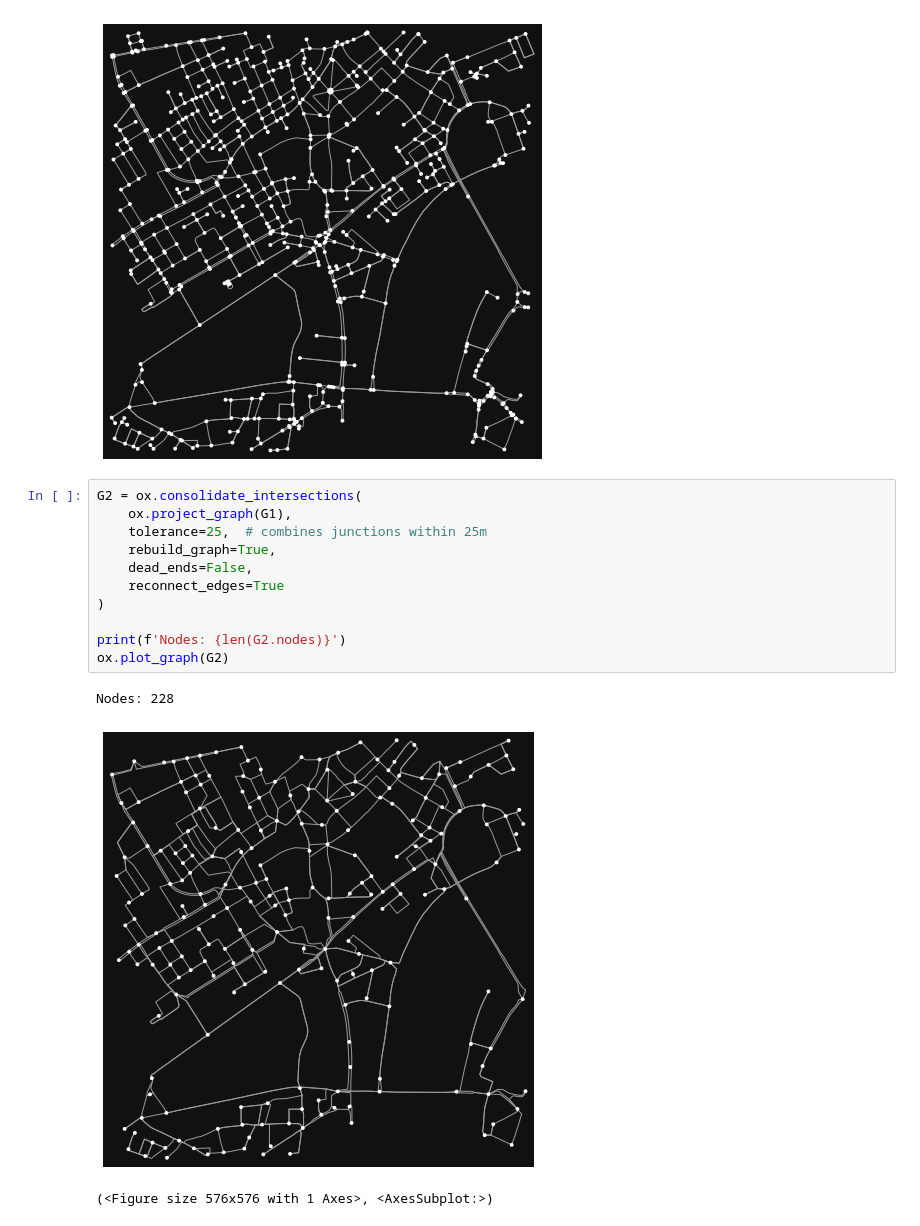
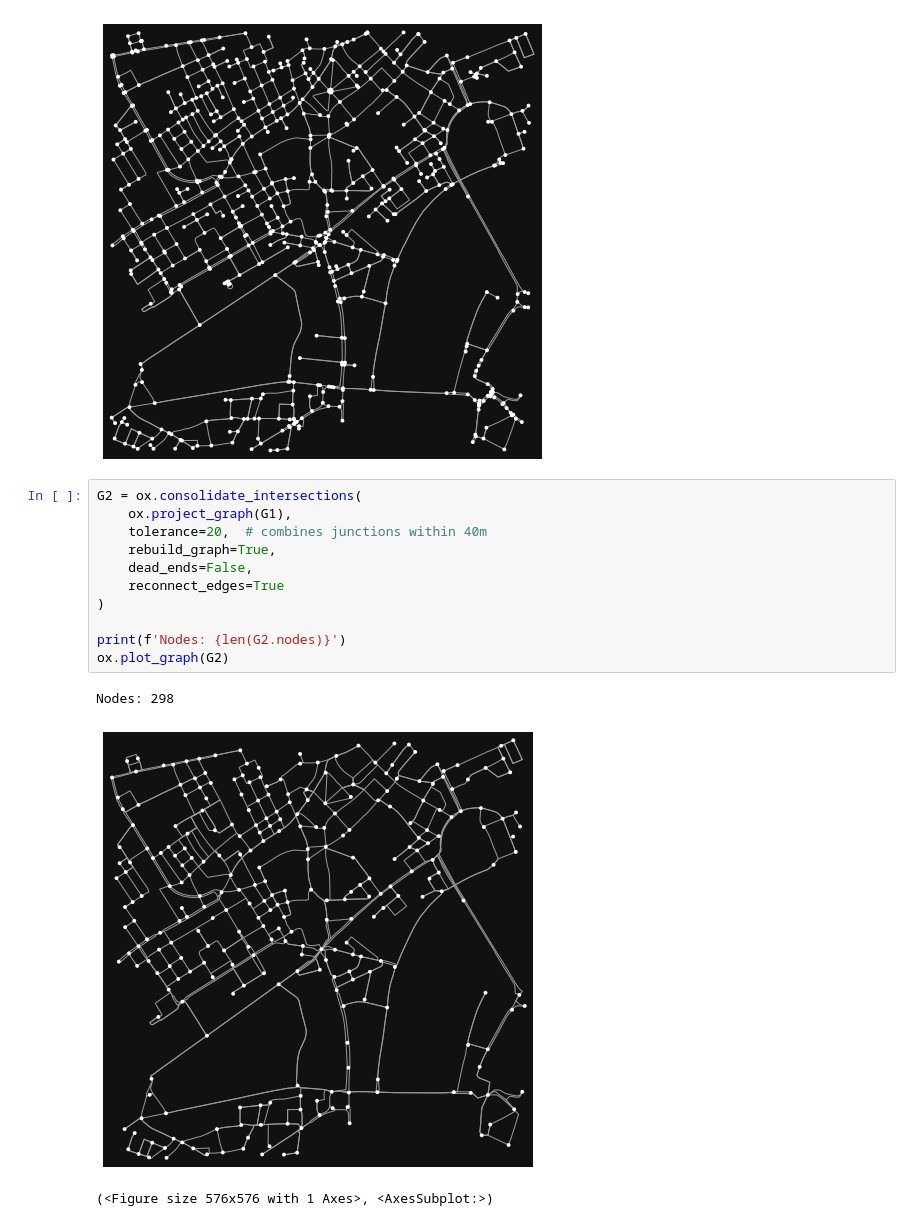
Before and after one commit to londoncyclingcampaign/lcc-dangerous-junctions, a Jupyter notebook: notebooks/junction-naming.ipynb, the cells around one changed output. Cells and saved outputs as stored; diff of their text form.

```diff
--- a/notebooks/junction-naming.ipynb
+++ b/notebooks/junction-naming.ipynb
@@ -30,17 +30,17 @@ Nodes: 648
 # %%
 G2 = ox.consolidate_intersections(
     ox.project_graph(G1),
-    tolerance=25,  # combines junctions within 25m
+    tolerance=20,  # combines junctions within 40m
     rebuild_graph=True,
     dead_ends=False,
     reconnect_edges=True
 )
 
 print(f'Nodes: {len(G2.nodes)}')
 ox.plot_graph(G2)
 # %% [output]
-Nodes: 228
+Nodes: 298
-[figure, old version]
+[figure, new version]
 (<Figure size 576x576 with 1 Axes>, <AxesSubplot:>)
 # %%
 def combine_names(names):
```
Also changed, not shown: parts of 9 cells of this notebook.
